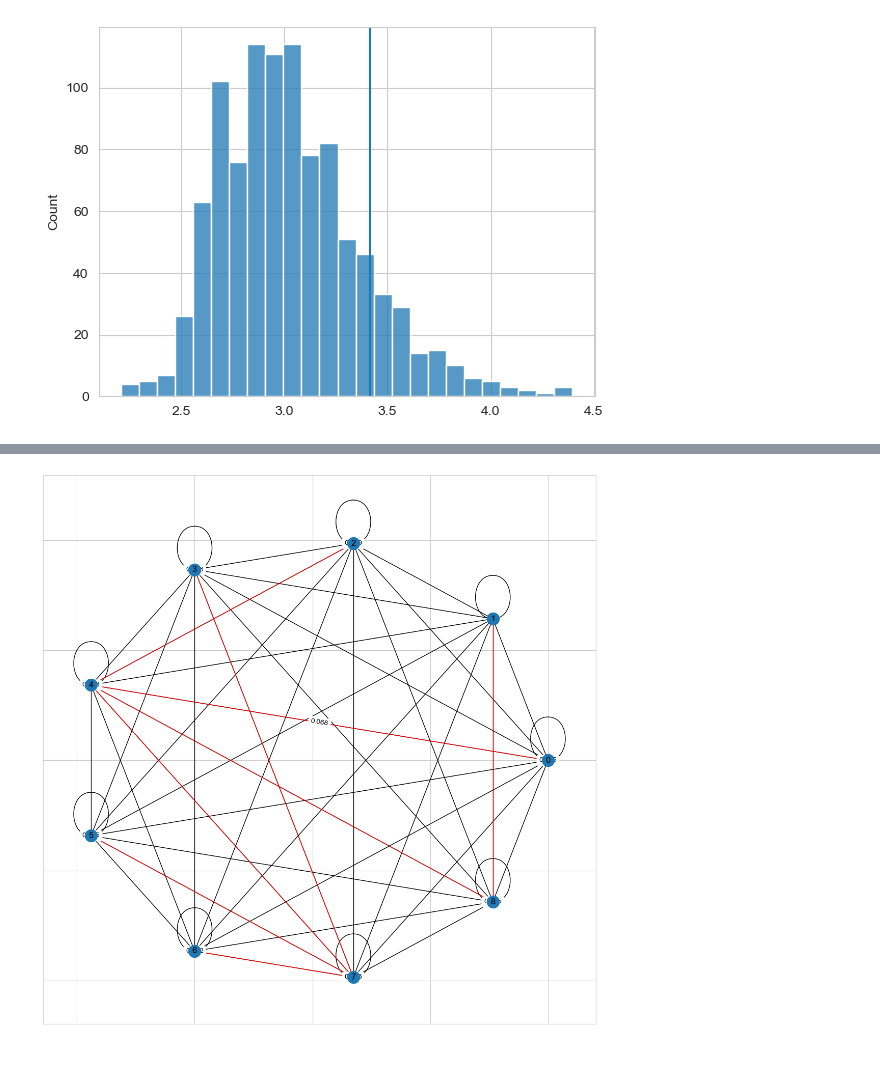
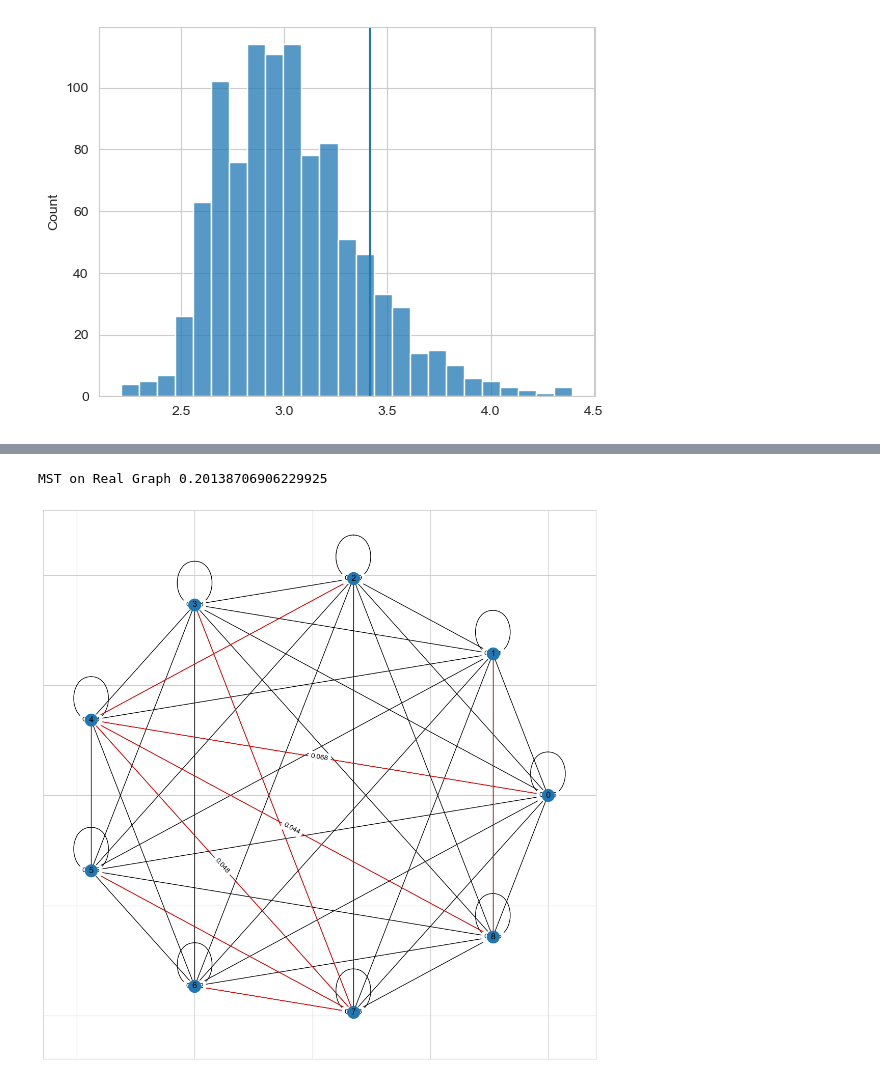
Before and after one commit to lukas681/private-mst, a Jupyter notebook: mst.ipynb, the cells around one changed output, grey strips where cells are left out. Cells and saved outputs as stored; diff of their text form; code cells hidden in the pictures.

```diff
--- a/mst.ipynb
+++ b/mst.ipynb
@@ -103,9 +47,9 @@ class Graph():
 # %%
 # Load Data
-dataset=pd.read_csv("./datasets/Surgical-deepnet.csv", header=0, usecols=[3,6,7,8,9,10,11,17,24], index_col=0)
-print(dataset)
-# dataset['index_col'] = dataset.index
-
+columns = [3,6,7,8,9,10,11,17,24]
+dataset=pd.read_csv("./datasets/Surgical-deepnet.csv", header=0, usecols=columns, index_col=0)
+d = len(columns)
+n = len(dataset)
 
 dataset = dataset.reset_index()
 keys = {c: i for i, c in enumerate(dataset.columns)}
@@ -116,9 +60,10 @@ def calc_MI(x, y, bins):
     mi = mutual_info_score(None, None, contingency=c_xy)
     return mi
 
-n = dataset.shape[1]
-mutualInformation = np.zeros((n, n))
-
-for ix in np.arange(n):
-    for jx in np.arange(n):
-        mutualInformation[ix,jx]= calc_MI(dataset[:, ix], dataset[:, jx], 10)
+def calculate_MI_matrix(ds):
+    n = dataset.shape[1]
+    mutualInformation = np.zeros((n, n))
+    for ix in np.arange(n):
+        for jx in np.arange(n):
+            mutualInformation[ix,jx]= calc_MI(dataset[:, ix], dataset[:, jx], 10)
+    return mutualInformation
@@ -143,32 +70,30 @@ baseline_cancer
 # %%
-import networkx as nx
+## Step 1: real MST
 
-def format_edges(weight):
-    if weight<0.05:
-        return ""
-    else:
-        return f"{weight:.3f}"
+mutualInformation = calculate_MI_matrix(dataset)
+G = nx.from_numpy_array(mutualInformation)
+G = nx.convert_node_labels_to_integers(G)
+T= nx.maximum_spanning_tree(G, algorithm ='prim')
 
-## TODO Load MI and add gaussian noise
-
-A = mutualInformation
-
-G = nx.from_numpy_array(A)
-G = nx.convert_node_labels_to_integers(G)
-T=nx.maximum_spanning_tree(G)
+# Calculating the Real weight
+weight = 0
+for _,_,d in T.edges(data=True):
+    weight += d['weight']
+print(f'MST on Real Graph {weight}')
 
 plt.figure(3,figsize=(14,14))
 pos = nx.circular_layout(G, scale=40)  # positions for all nodes - seed for reproducibility
 
 nx.draw_networkx_nodes(G, pos)
 nx.draw_networkx_edges(G, pos)
 nx.draw_networkx_edges(T, pos, edge_color="red")
 nx.draw_networkx_labels(G, pos)
 # edge weight labels
 edge_labels = dict([((u,v,), format_edges(d['weight'])) for u,v,d in G.edges(data=True)])
 
 nx.draw_networkx_edge_labels(G, pos, edge_labels)
 # larger figure size
 plt.show()
 # %% [output]
+MST on Real Graph 0.20138706906229925
-[figure, old version]
+[figure, new version]
```
Also changed, not shown: parts of 6 cells of this notebook.
